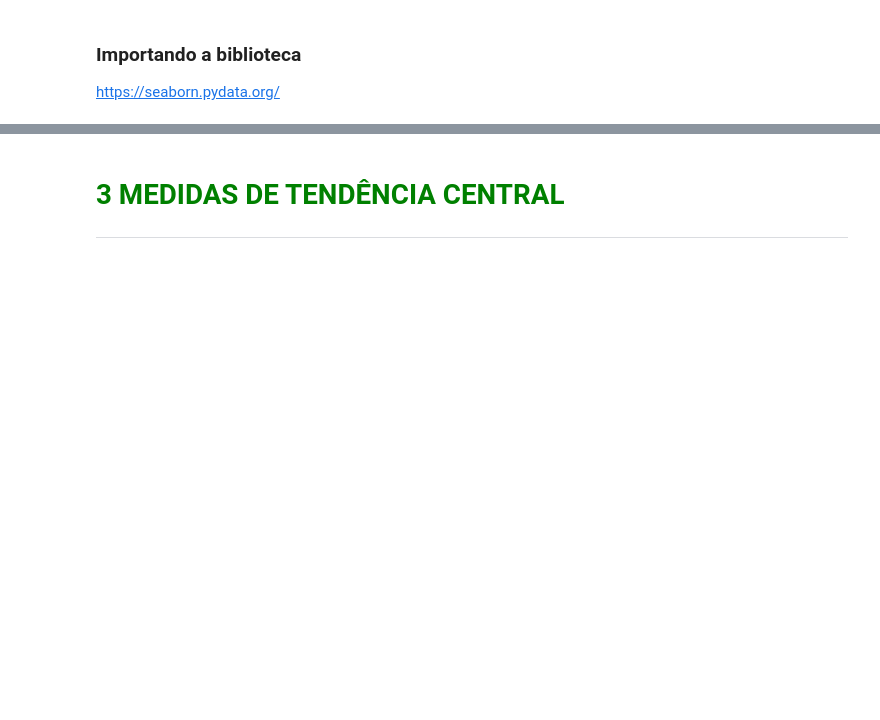
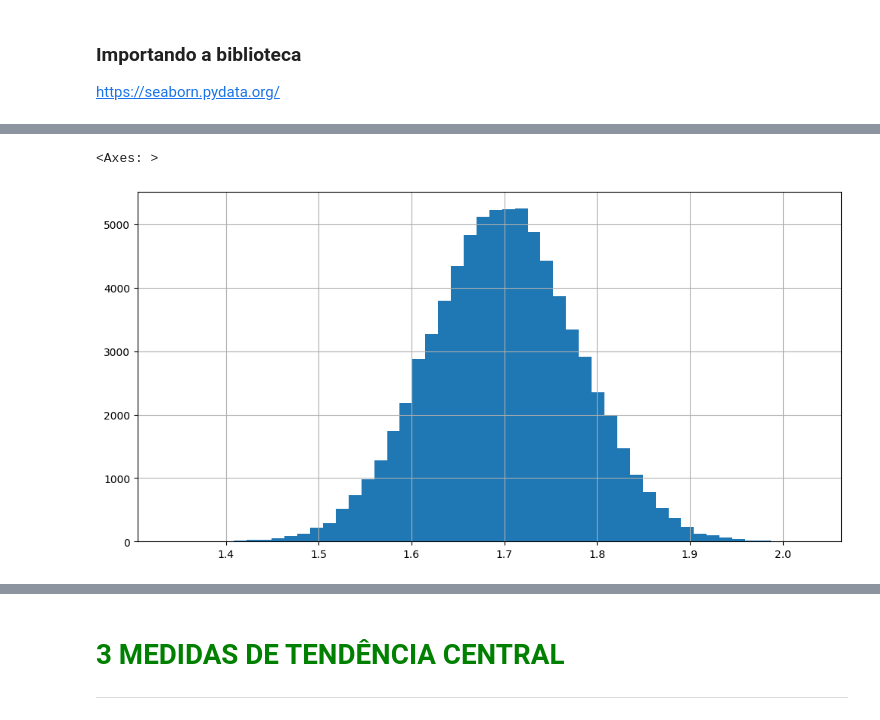
Before and after one commit to willsantos86/Projeto_Pandas, a Jupyter notebook: Estatistica com python/Curso_de_Estatística_Parte_1.ipynb, the cells around one changed output, grey strips where cells are left out. Drawn from its saved outputs; the diff is of its cells as text; code cells hidden in the pictures; blank space fills up the shorter version.

```diff
--- a/Estatistica com python/Curso_de_Estatística_Parte_1.ipynb
+++ b/Estatistica com python/Curso_de_Estatística_Parte_1.ipynb
@@ -407,0 +555,5 @@ https://seaborn.pydata.org/
+# %%
+dados.Altura.hist(bins=50, figsize=(12,6))
+# %% [output]
+<Axes: >
+[figure, added]
```
Also changed, not shown: parts of 13 cells of this notebook.
